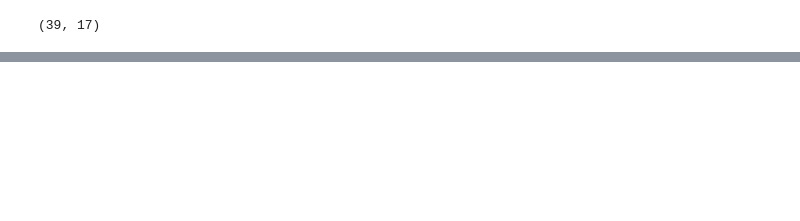
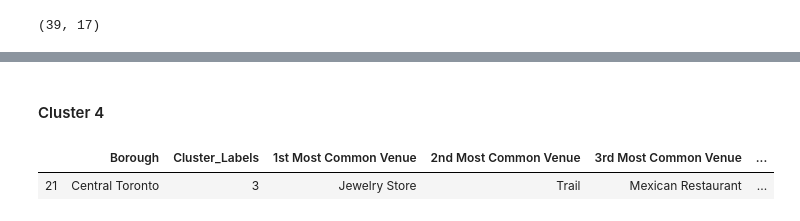
Before and after one commit to nikhil-polarapu/Coursera_Capstone, a Jupyter notebook: Week 3/Clustering Neighborhoods.ipynb, the cells around one changed output, grey strips where cells are left out. Cells and saved outputs as stored; diff of their text form; code cells hidden in the pictures; blank space fills up the shorter version.

```diff
--- a/Week 3/Clustering Neighborhoods.ipynb
+++ b/Week 3/Clustering Neighborhoods.ipynb
@@ -289,0 +329,7 @@ map_clusters
+# %% [markdown]
+#### Cluster 4
+# %%
+tmerged.loc[tmerged['Cluster_Labels'] == 3, tmerged.columns[[1] + list(range(5, tmerged.shape[1]))]]
+# %% [output]
+|  | Borough | Cluster_Labels | 1st Most Common Venue | 2nd Most Common Venue | 3rd Most Common Venue | ... |
+| 21 | Central Toronto | 3 | Jewelry Store | Trail | Mexican Restaurant | ... |
```
Also changed, not shown: parts of 9 cells of this notebook.
